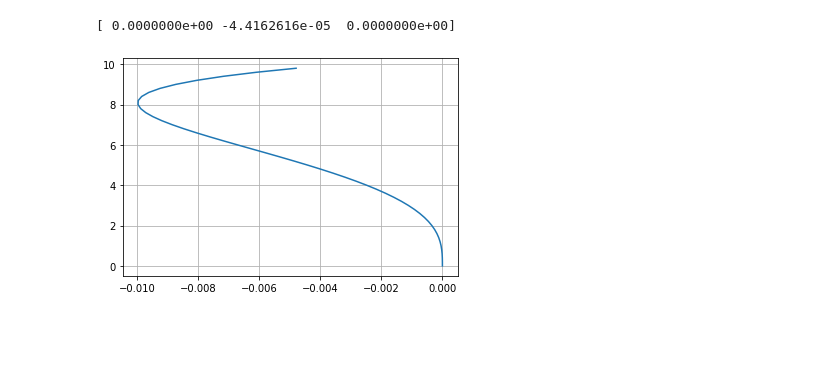
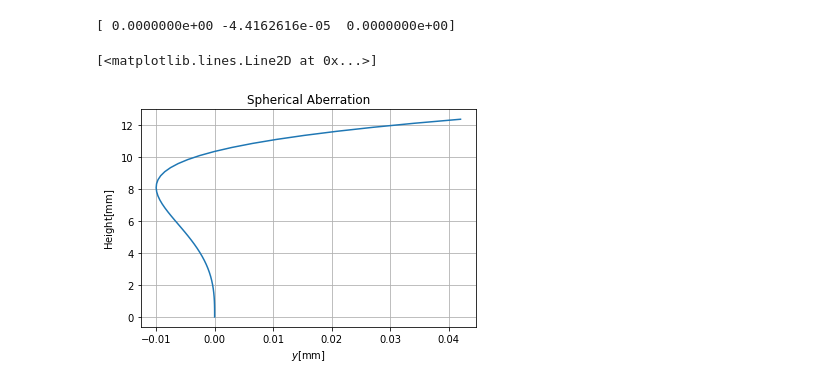
Before and after one commit to yumcyaWiz/raytracing-for-lens, a Jupyter notebook: main.ipynb, the cells around one changed output. Saved outputs shown, nothing was run; the diff lists cells and outputs as text; code cells hidden in the pictures; blank space fills up the shorter version.

```diff
--- a/main.ipynb
+++ b/main.ipynb
@@ -47,27 +47,8 @@ p = rays[-1].position(t)
 print(p)
 # %% [output]
 [ 0.0000000e+00 -4.4162616e-05  0.0000000e+00]
-# %%
-# 球面収差のプロット
-graph_x = []
-graph_y = []
-for i in range(50):
-    u = (i / 50)
-    height = 10 * u
-    graph_y.append(height)
-
-    # レイトレ
-    rays = lsys.raytrace_from_object(Ray(
-        np.array([0, height, -1000]),
-        np.array([0, 0, 1])
-        ))
-
-    # 像面との交点
-    t = -rays[-1].origin[2] / rays[-1].direction[2]
-    p = rays[-1].position(t)
-    graph_x.append(p[1])
-
-plt.plot(graph_x, graph_y)
-plt.grid()
-# %% [output]
-[figure, removed]
+# %%
+lsys.plot_spherical_aberration()
+# %% [output]
+[<matplotlib.lines.Line2D at 0x...>]
+[figure, added]
```
